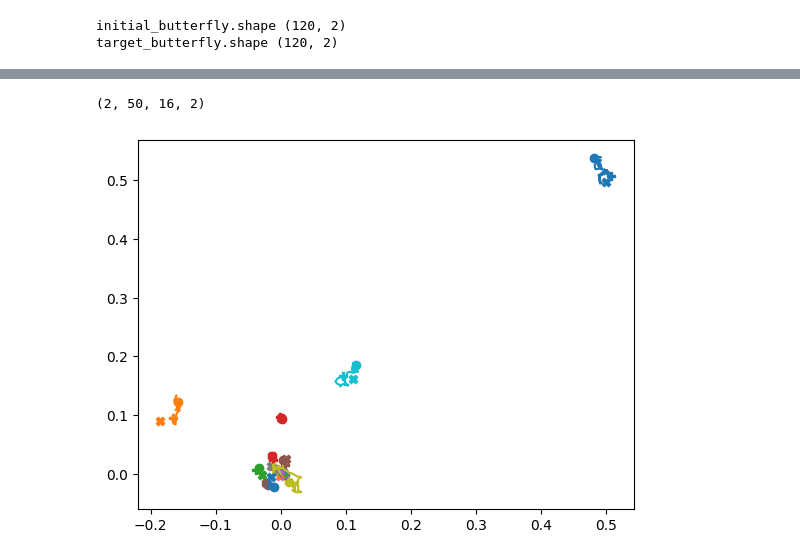
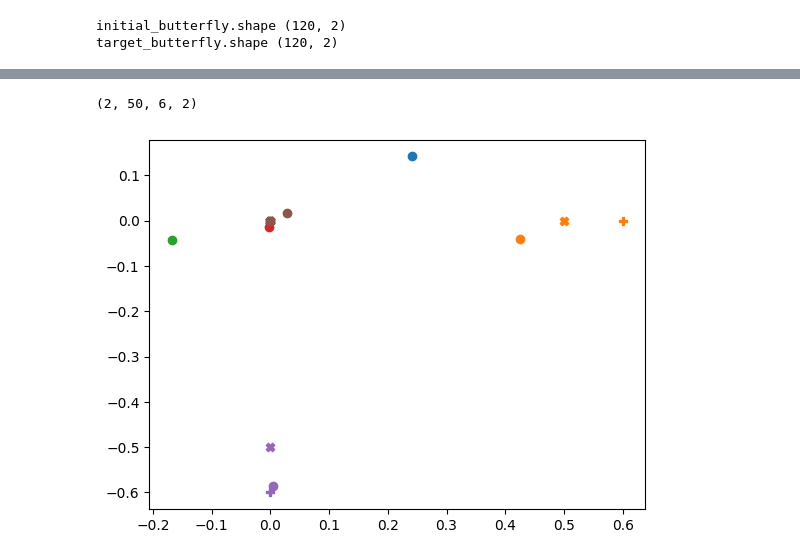
Before and after one commit to libbylbaker/infsdebridge, a Jupyter notebook: experiments/kunita_bridge_fourier.ipynb, the cells around one changed output, grey strips where cells are left out. Drawn from its saved outputs; the diff is of its cells as text; code cells hidden in the pictures.

```diff
--- a/experiments/kunita_bridge_fourier.ipynb
+++ b/experiments/kunita_bridge_fourier.ipynb
@@ -15,10 +15,10 @@ import jax.numpy as jnp
 T=1.
 N=50
 dim=2
-num_bases = 8
+num_bases = 3
 alpha = 1.0
-sigma = 0.1
-n_grid = 64
+sigma = 1.0
+n_grid = 32
 grid_range = (-1.5, 1.5)
 n_samples = 100
 
@@ -31,6 +31,13 @@ print("target_butterfly.shape", target_butterfly.shape)
 
 initial_coeffs = fourier_coefficients(initial_butterfly, num_bases)
 target_coeffs = fourier_coefficients(target_butterfly, num_bases)
+
+
+ellipse_pts_target = sample_ellipse(n_samples)
+ellipse_target = fourier_coefficients(ellipse_pts_target, num_bases)
+
+ellipse_pts_init = sample_ellipse(n_samples, scale=1.2)
+ellipse_init = fourier_coefficients(ellipse_pts_init, num_bases)
 # %% [output]
 initial_butterfly.shape (120, 2)
 target_butterfly.shape (120, 2)
@@ -88,20 +91,20 @@ network = {
 
 training = {
     "batch_size": 64,
-    "load_size": 512,
+    "load_size": 5000,
     "num_epochs": 100,
     "learning_rate": 1e-3,
     "warmup_steps": 0,
 }
 
-target = target_coeffs
+target = ellipse_target
 
 train_key = jax.random.split(key, 2)[0]
 score_p_state = db.learn_p_score(sde, target, train_key, **training, net=net, network_params=network)
 # %%
 reverse_sde = sdes.reverse(sde, score_fn(score_p_state))
-backward_coeffs = sdes.simulate_traj(reverse_sde, initial_coeffs, 2, key)
-forward_coeffs = sdes.simulate_traj(sde, initial_coeffs, 2, key)
+backward_coeffs = sdes.simulate_traj(reverse_sde, ellipse_init, 2, key)
+forward_coeffs = sdes.simulate_traj(sde, ellipse_init, 2, key)
 # %%
 backward_traj = inverse_fourier(backward_coeffs[1], 100)
 traj = backward_traj.reshape((N, -1))
@@ -118,13 +121,13 @@ plot_single_trajectory(traj, "Unconditioned Brownian Motion")
 # %%
 plt_backward_coeffs = backward_coeffs[0]
 print(backward_coeffs.shape)
 
 for i, coeff in enumerate(range(2*num_bases)):
     plt.scatter(plt_backward_coeffs[-1, coeff, 0], plt_backward_coeffs[-1, coeff, 1], color=f"C{i}")
     plt.scatter(plt_backward_coeffs[0, coeff, 0], plt_backward_coeffs[0, coeff, 1], color=f"C{i}", marker="P")
 
-    plt.plot(plt_backward_coeffs[:, coeff, 0], plt_backward_coeffs[:, coeff, 1], color=f"C{i}")
+    # plt.plot(plt_backward_coeffs[:, coeff, 0], plt_backward_coeffs[:, coeff, 1], color=f"C{i}")
     plt.scatter(target[coeff, 0], target[coeff, 1], color=f"C{i}", marker="X")
 # %% [output]
-(2, 50, 16, 2)
+(2, 50, 6, 2)
-[figure, old version]
+[figure, new version]
```
Also changed, not shown: parts of 5 cells of this notebook, 2 other files.
